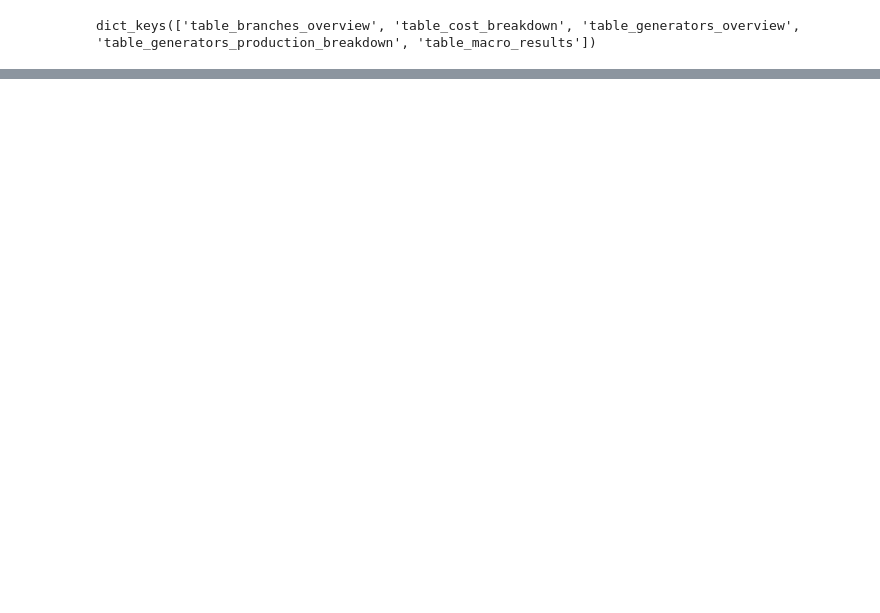
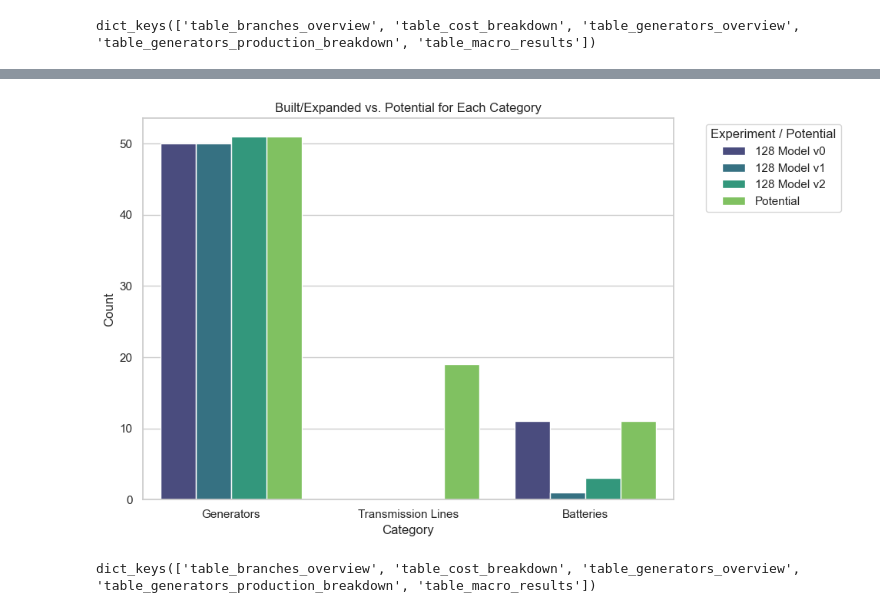
Before and after one commit to TinusAlsos/master_project, a Jupyter notebook: notebooks/compare_runs.ipynb, the cells around one changed output, grey strips where cells are left out. Cells and saved outputs as stored; diff of their text form; code cells hidden in the pictures; blank space fills up the shorter version.

```diff
--- a/notebooks/compare_runs.ipynb
+++ b/notebooks/compare_runs.ipynb
@@ -260,0 +352,8 @@ table_macro_results
+# %%
+plot_grouped_bar_chart(table_macro_results)
+# %% [output]
+[figure, added]
+# %%
+final_merged_tables.keys()
+# %% [output]
+dict_keys(['table_branches_overview', 'table_cost_breakdown', 'table_generators_overview', 'table_generators_production_breakdown', 'table_macro_results'])
```
Also changed, not shown: parts of 25 cells of this notebook, 5 other files.
